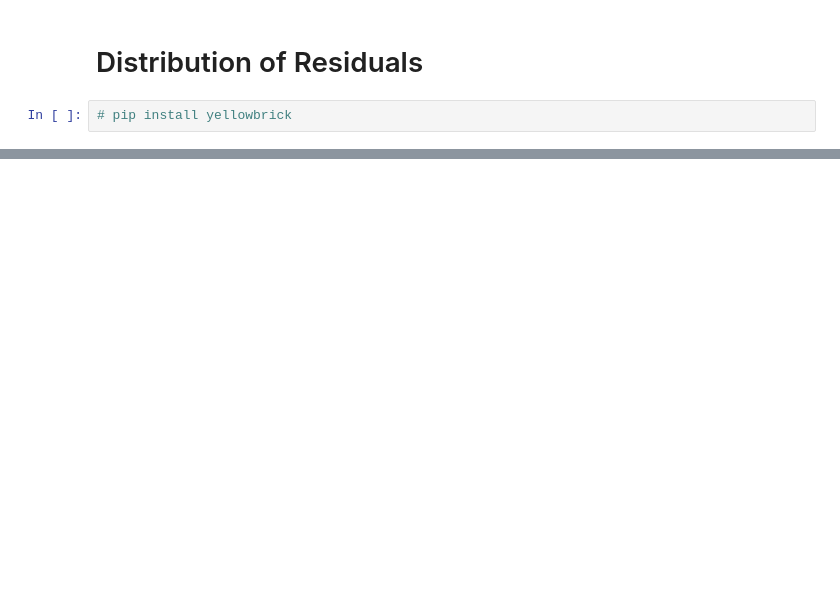
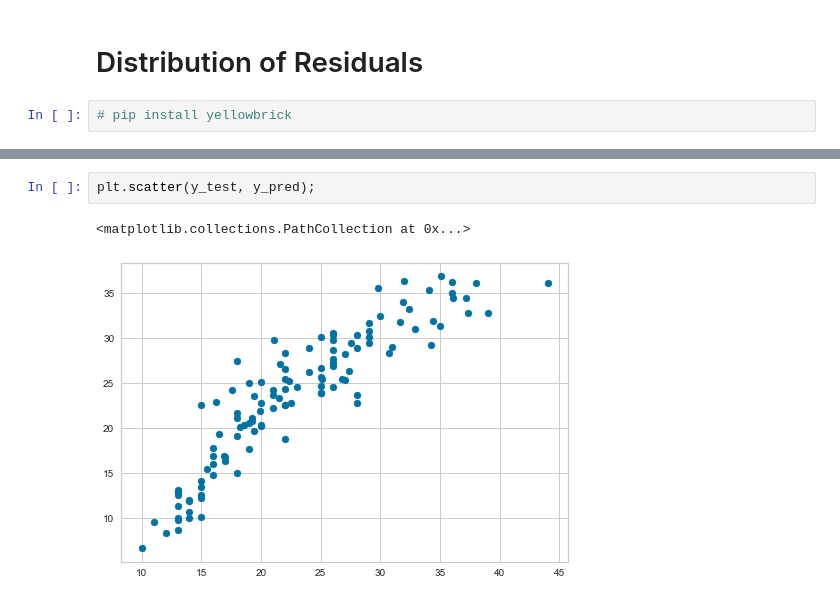
Before and after one commit to fidanfatih/Machine_Learning, a Jupyter notebook: Linear Regression (mpg_dataset).ipynb, the cells around one changed output, grey strips where cells are left out. Drawn from its saved outputs; the diff is of its cells as text; blank space fills up the shorter version.

```diff
--- a/Linear Regression (mpg_dataset).ipynb
+++ b/Linear Regression (mpg_dataset).ipynb
@@ -344,0 +346,5 @@ visualizer.show();                 # Finalize and render the figure
+# %%
+plt.scatter(y_test, y_pred);
+# %% [output]
+<matplotlib.collections.PathCollection at 0x...>
+[figure, added]
```
Also changed, not shown: parts of 13 cells of this notebook, 6 other files.
